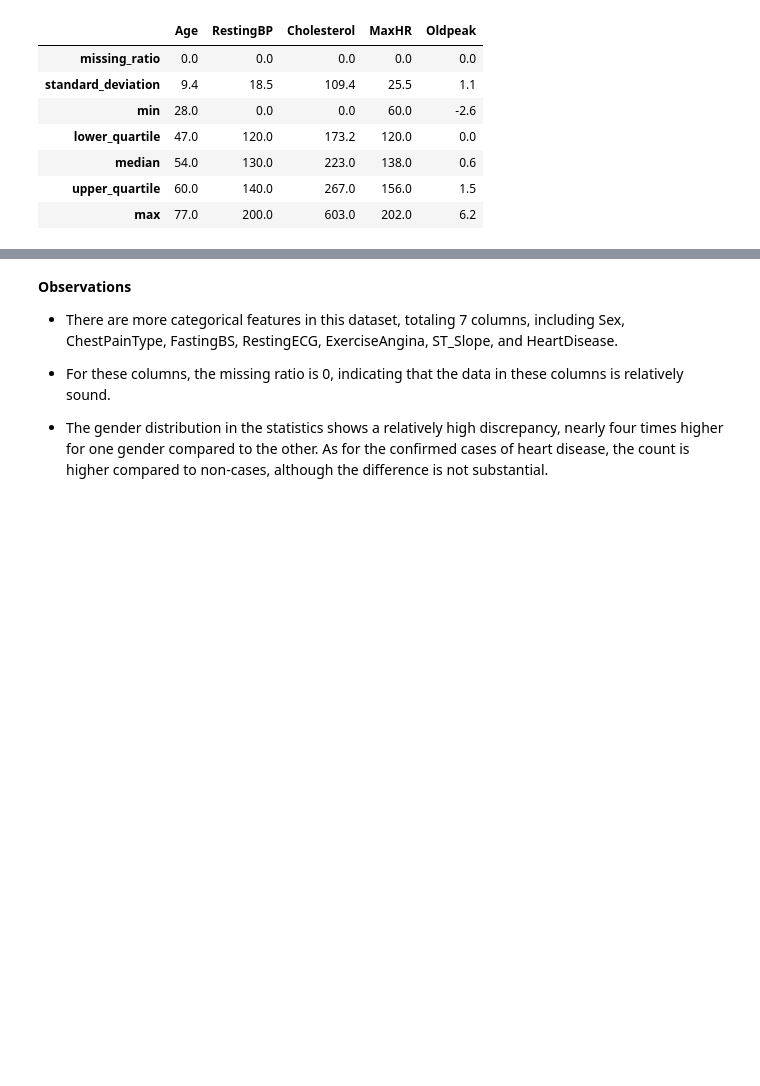
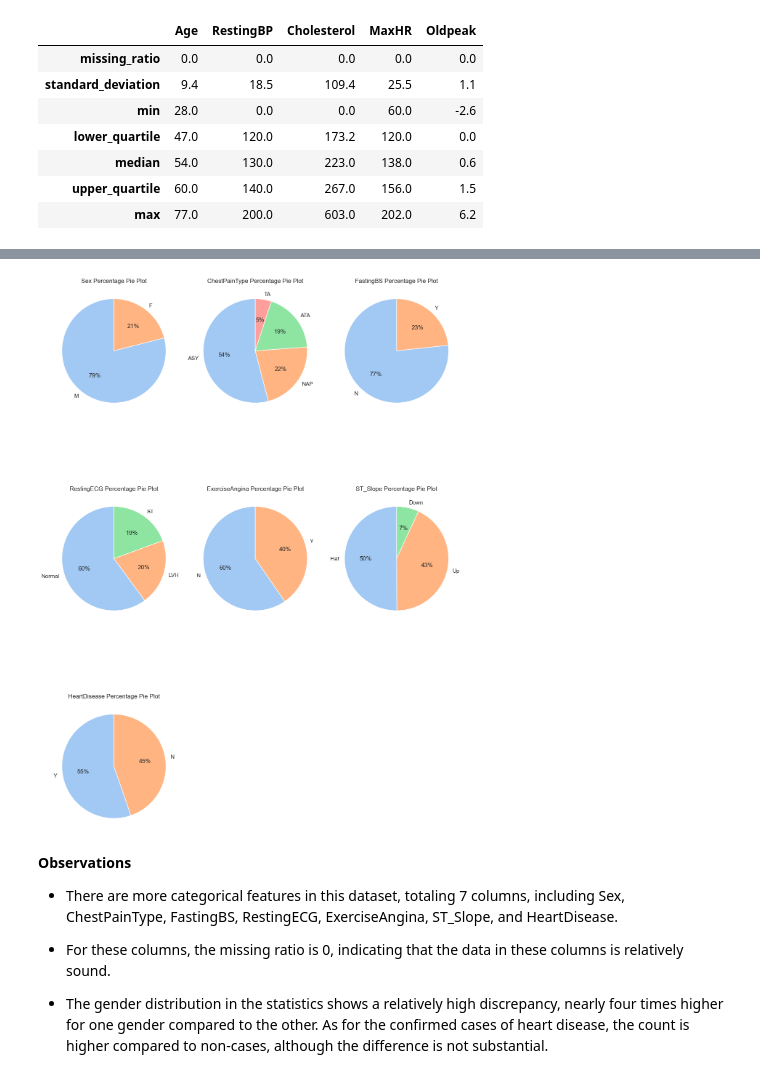
Before and after one commit to Deadinside-at-HCMUS/CSC17104-project, a Jupyter notebook: Notebook.ipynb, the cells around one changed output, grey strips where cells are left out. Saved outputs shown, nothing was run; the diff lists cells and outputs as text; code cells hidden in the pictures; blank space fills up the shorter version.

```diff
--- a/Notebook.ipynb
+++ b/Notebook.ipynb
@@ -260,15 +319,3 @@ cat_col_info_df
 | missing_ratio | 0.0 | 0.0 | 0.0 | 0.0 | 0.0 | 0.0 | 0.0 |
 | num_values | 2 | 4 | 2 | 3 | 2 | 3 | 2 |
 | value_ratios | {'M': 79.0, 'F': 21.0} | {'ASY': 54.0, 'NAP': 22.1, 'ATA':... | {'N': 76.7, 'Y': 23.3} | {'Normal': 60.1, 'LVH': 20.5, 'ST... | {'N': 59.6, 'Y': 40.4} | {'Flat': 50.1, 'Up': 43.0, 'Down'... | {'Y': 55.3, 'N': 44.7} |
-# %%
-for col in cat_col_df.columns:
-    x = cat_col_info_df[col].value_ratios.keys()
-    y = cat_col_info_df[col].value_ratios.values()
-
-    plt.figure()
-    plt.bar(x, y)
-    plt.xlabel(col)
-    plt.ylabel('Ratio')
-    plt.title(f'{col} percentage bar plot')
-
-plt.show()
@@ -283,3 +341,31 @@ plt.show()
+# %%
+colors = sns.color_palette('pastel')[0:5]
+
+num_cols = len(cat_col_df.columns)
+charts_per_row = 3
+num_rows = -(-num_cols // charts_per_row)
+
+fig, axes = plt.subplots(num_rows, charts_per_row, figsize=(12, 6*num_rows), sharex='all', sharey='all')
+
+for i, col in enumerate(cat_col_df.columns):
+    labels = cat_col_info_df[col].value_ratios.keys()
+    ratio_data = cat_col_info_df[col].value_ratios.values()
+
+    row_index = i // charts_per_row
+    col_index = i % charts_per_row
+
+    axes[row_index, col_index].pie(ratio_data, labels=labels, colors=colors, autopct='%.0f%%', startangle=90)
+    axes[row_index, col_index].set_title(f'{col} Percentage Pie Plot')
+
+for i in range(num_cols, num_rows * charts_per_row):
+    row_index = i // charts_per_row
+    col_index = i % charts_per_row
+    fig.delaxes(axes[row_index, col_index])
+
+plt.tight_layout()
+plt.show()
+# %% [output]
+[figure, added]
 # %% [markdown]
 **Observations**
 
```
Also changed, not shown: parts of 24 cells of this notebook.
